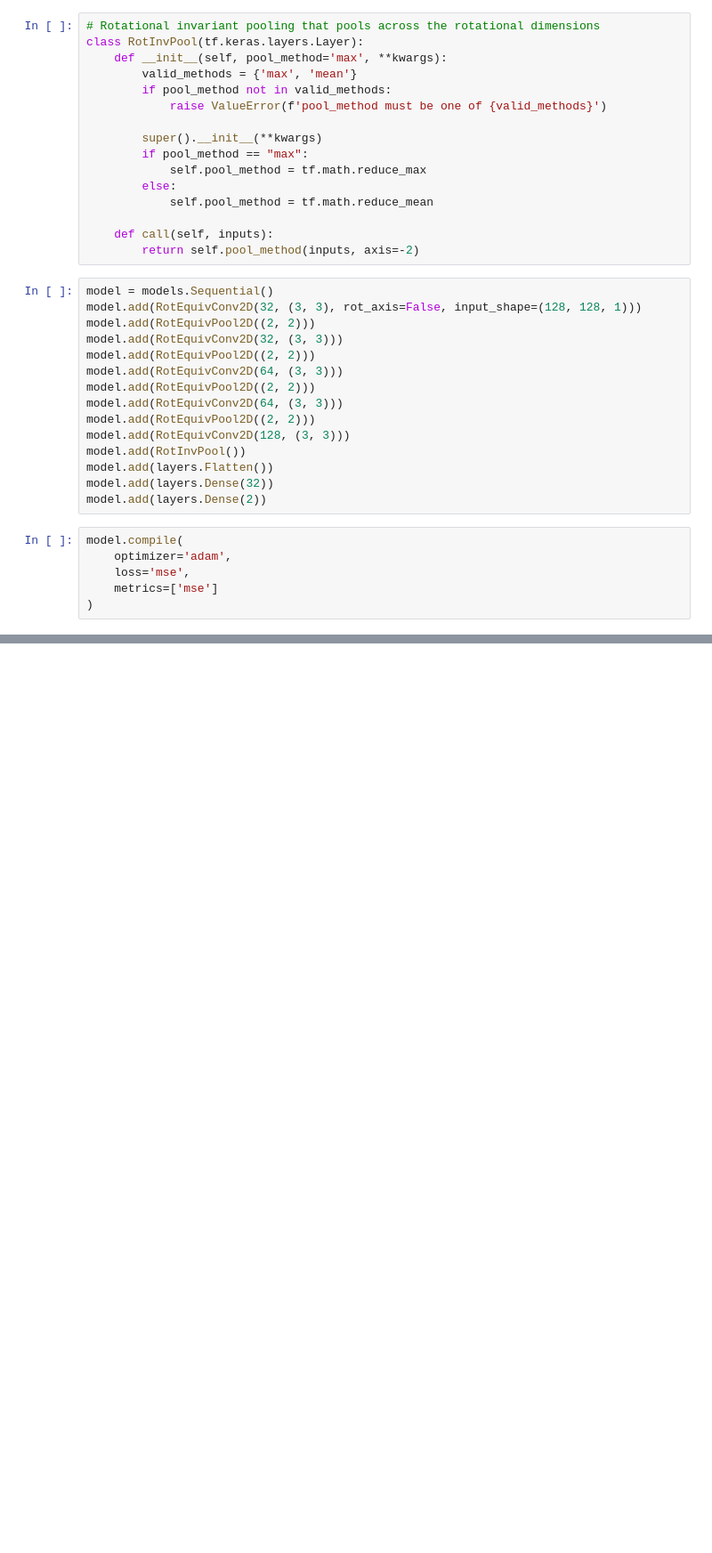
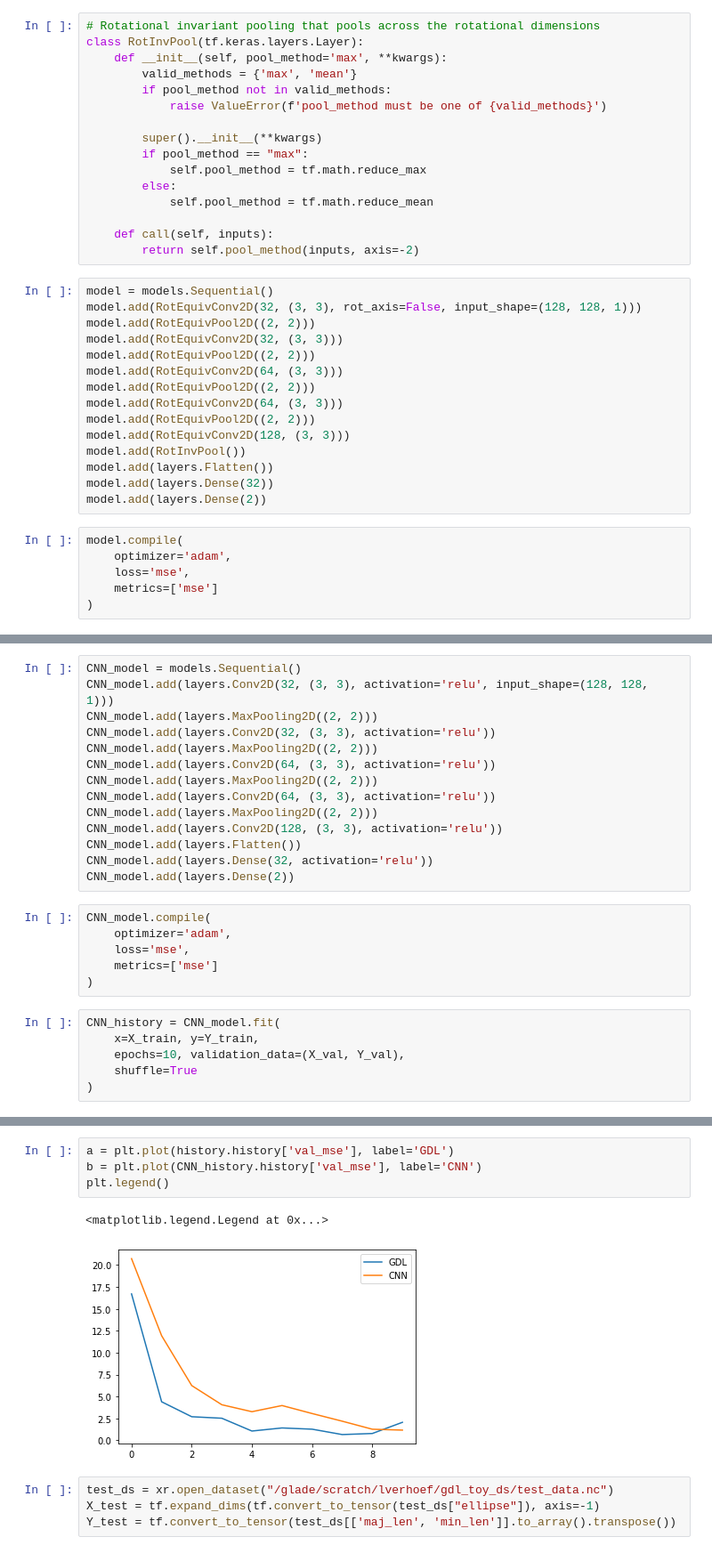
Before and after one commit to zyjux/gdl-storm-mode, a Jupyter notebook: notebooks/toy_dataset_gdl_CNN.ipynb, the cells around one changed output, grey strips where cells are left out. Shown at 89% size. Drawn from its saved outputs; the diff is of its cells as text; blank space fills up the shorter version.

```diff
--- a/notebooks/toy_dataset_gdl_CNN.ipynb
+++ b/notebooks/toy_dataset_gdl_CNN.ipynb
@@ -181,0 +202,26 @@ del X_train
+# %%
+CNN_model = models.Sequential()
+CNN_model.add(layers.Conv2D(32, (3, 3), activation='relu', input_shape=(128, 128, 1)))
+CNN_model.add(layers.MaxPooling2D((2, 2)))
+CNN_model.add(layers.Conv2D(32, (3, 3), activation='relu'))
+CNN_model.add(layers.MaxPooling2D((2, 2)))
+CNN_model.add(layers.Conv2D(64, (3, 3), activation='relu'))
+CNN_model.add(layers.MaxPooling2D((2, 2)))
+CNN_model.add(layers.Conv2D(64, (3, 3), activation='relu'))
+CNN_model.add(layers.MaxPooling2D((2, 2)))
+CNN_model.add(layers.Conv2D(128, (3, 3), activation='relu'))
+CNN_model.add(layers.Flatten())
+CNN_model.add(layers.Dense(32, activation='relu'))
+CNN_model.add(layers.Dense(2))
+# %%
+CNN_model.compile(
+    optimizer='adam',
+    loss='mse',
+    metrics=['mse']
+)
+# %%
+CNN_history = CNN_model.fit(
+    x=X_train, y=Y_train,
+    epochs=10, validation_data=(X_val, Y_val),
+    shuffle=True
+)
@@ -181,0 +249,11 @@ del X_train
+# %%
+a = plt.plot(history.history['val_mse'], label='GDL')
+b = plt.plot(CNN_history.history['val_mse'], label='CNN')
+plt.legend()
+# %% [output]
+<matplotlib.legend.Legend at 0x...>
+[figure, added]
+# %%
+test_ds = xr.open_dataset("/glade/scratch/lverhoef/gdl_toy_ds/test_data.nc")
+X_test = tf.expand_dims(tf.convert_to_tensor(test_ds["ellipse"]), axis=-1)
+Y_test = tf.convert_to_tensor(test_ds[['maj_len', 'min_len']].to_array().transpose())
```
Also changed, not shown: parts of 12 cells of this notebook.
